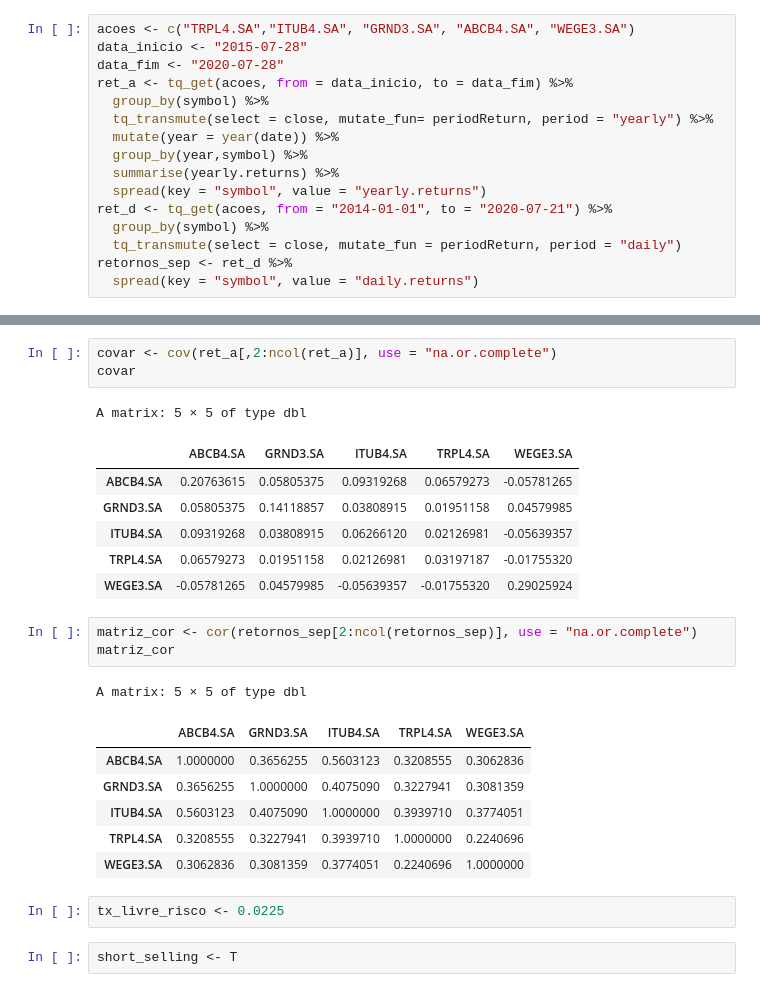
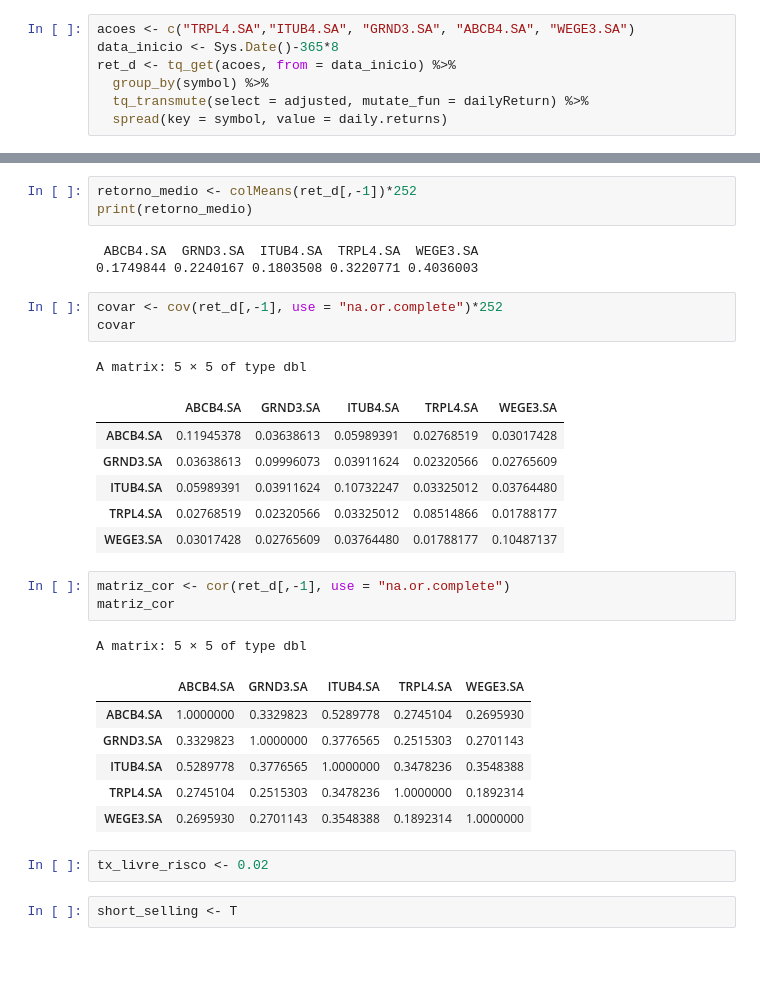
Before and after one commit to GabrielMarquezMatte/Meus-Arquivos, a Jupyter notebook: Ações e opções/Otimização de carteiras.ipynb, the cells around one changed output, grey strips where cells are left out. Saved outputs shown, nothing was run; the diff lists cells and outputs as text; blank space fills up the shorter version.

```diff
--- a/Ações e opções/Otimização de carteiras.ipynb
+++ b/Ações e opções/Otimização de carteiras.ipynb
@@ -87,16 +7,7 @@ cogn_ret <- c(0.6231,-0.3705,0.4365,0.4316,-0.5149,0.2791)
 # %%
 acoes <- c("TRPL4.SA","ITUB4.SA", "GRND3.SA", "ABCB4.SA", "WEGE3.SA")
-data_inicio <- "2015-07-28"
-data_fim <- "2020-07-28"
-ret_a <- tq_get(acoes, from = data_inicio, to = data_fim) %>%
+data_inicio <- Sys.Date()-365*8
+ret_d <- tq_get(acoes, from = data_inicio) %>%
   group_by(symbol) %>%
-  tq_transmute(select = close, mutate_fun= periodReturn, period = "yearly") %>%
-  mutate(year = year(date)) %>%
-  group_by(year,symbol) %>%
-  summarise(yearly.returns) %>%
-  spread(key = "symbol", value = "yearly.returns")
-ret_d <- tq_get(acoes, from = "2014-01-01", to = "2020-07-21") %>%
-  group_by(symbol) %>%
-  tq_transmute(select = close, mutate_fun = periodReturn, period = "daily")
-retornos_sep <- ret_d %>%
-  spread(key = "symbol", value = "daily.returns")
+  tq_transmute(select = adjusted, mutate_fun = dailyReturn) %>%
+  spread(key = symbol, value = daily.returns)
@@ -132,27 +14,33 @@ A matrix: 5 × 1 of type dbl
+# %%
+retorno_medio <- colMeans(ret_d[,-1])*252
+print(retorno_medio)
+# %% [output]
+ ABCB4.SA  GRND3.SA  ITUB4.SA  TRPL4.SA  WEGE3.SA
+0.1749844 0.2240167 0.1803508 0.3220771 0.4036003
 # %%
-covar <- cov(ret_a[,2:ncol(ret_a)], use = "na.or.complete")
+covar <- cov(ret_d[,-1], use = "na.or.complete")*252
 covar
 # %% [output]
 A matrix: 5 × 5 of type dbl
 |  | ABCB4.SA | GRND3.SA | ITUB4.SA | TRPL4.SA | WEGE3.SA |
-| ABCB4.SA | 0.20763615 | 0.05805375 | 0.09319268 | 0.06579273 | -0.05781265 |
-| GRND3.SA | 0.05805375 | 0.14118857 | 0.03808915 | 0.01951158 | 0.04579985 |
-| ITUB4.SA | 0.09319268 | 0.03808915 | 0.06266120 | 0.02126981 | -0.05639357 |
-| TRPL4.SA | 0.06579273 | 0.01951158 | 0.02126981 | 0.03197187 | -0.01755320 |
-| WEGE3.SA | -0.05781265 | 0.04579985 | -0.05639357 | -0.01755320 | 0.29025924 |
+| ABCB4.SA | 0.11945378 | 0.03638613 | 0.05989391 | 0.02768519 | 0.03017428 |
+| GRND3.SA | 0.03638613 | 0.09996073 | 0.03911624 | 0.02320566 | 0.02765609 |
+| ITUB4.SA | 0.05989391 | 0.03911624 | 0.10732247 | 0.03325012 | 0.03764480 |
+| TRPL4.SA | 0.02768519 | 0.02320566 | 0.03325012 | 0.08514866 | 0.01788177 |
+| WEGE3.SA | 0.03017428 | 0.02765609 | 0.03764480 | 0.01788177 | 0.10487137 |
 # %%
-matriz_cor <- cor(retornos_sep[2:ncol(retornos_sep)], use = "na.or.complete")
+matriz_cor <- cor(ret_d[,-1], use = "na.or.complete")
 matriz_cor
 # %% [output]
 A matrix: 5 × 5 of type dbl
 |  | ABCB4.SA | GRND3.SA | ITUB4.SA | TRPL4.SA | WEGE3.SA |
-| ABCB4.SA | 1.0000000 | 0.3656255 | 0.5603123 | 0.3208555 | 0.3062836 |
-| GRND3.SA | 0.3656255 | 1.0000000 | 0.4075090 | 0.3227941 | 0.3081359 |
-| ITUB4.SA | 0.5603123 | 0.4075090 | 1.0000000 | 0.3939710 | 0.3774051 |
-| TRPL4.SA | 0.3208555 | 0.3227941 | 0.3939710 | 1.0000000 | 0.2240696 |
-| WEGE3.SA | 0.3062836 | 0.3081359 | 0.3774051 | 0.2240696 | 1.0000000 |
+| ABCB4.SA | 1.0000000 | 0.3329823 | 0.5289778 | 0.2745104 | 0.2695930 |
+| GRND3.SA | 0.3329823 | 1.0000000 | 0.3776565 | 0.2515303 | 0.2701143 |
+| ITUB4.SA | 0.5289778 | 0.3776565 | 1.0000000 | 0.3478236 | 0.3548388 |
+| TRPL4.SA | 0.2745104 | 0.2515303 | 0.3478236 | 1.0000000 | 0.1892314 |
+| WEGE3.SA | 0.2695930 | 0.2701143 | 0.3548388 | 0.1892314 | 1.0000000 |
 # %%
-tx_livre_risco <- 0.0225
+tx_livre_risco <- 0.02
 # %%
 short_selling <- T
 # %%
```
Also changed, not shown: parts of 12 cells of this notebook.
